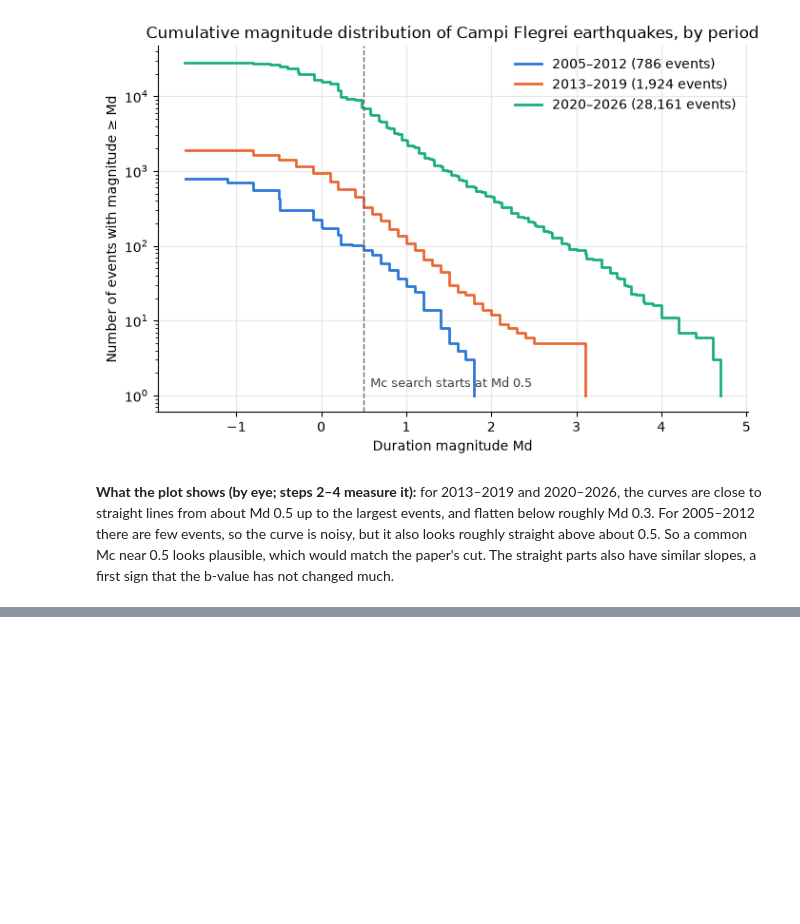
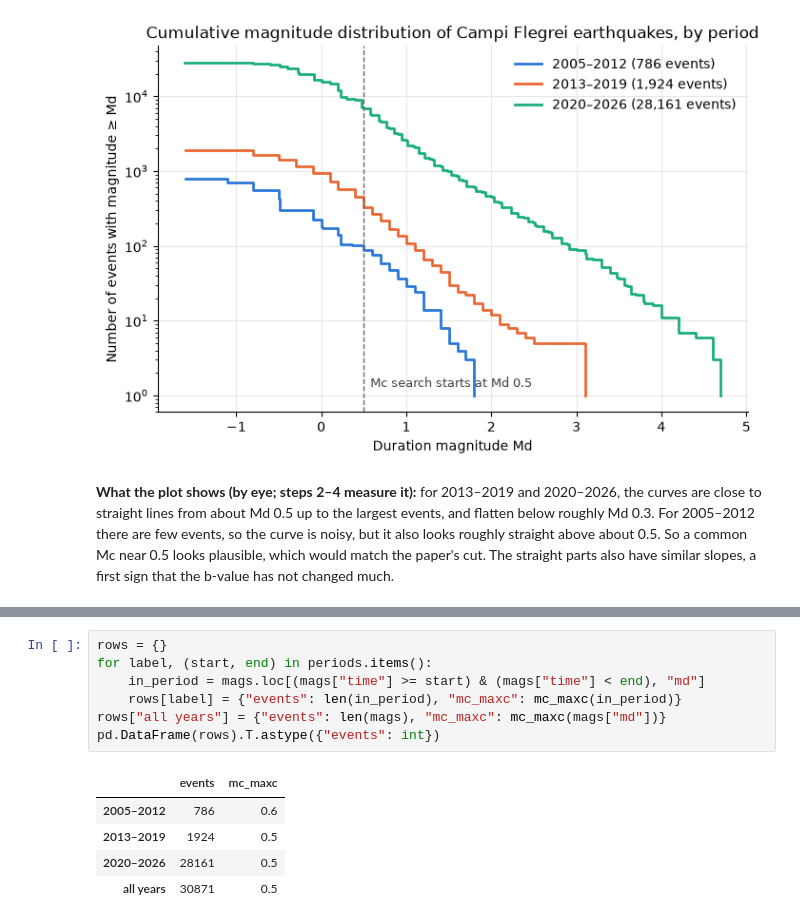
Before and after one commit to PatrickBolton/flegrei-seismicity, a Jupyter notebook: notebooks/01_completeness.ipynb, the cells around one changed output, grey strips where cells are left out. Cells and saved outputs as stored; diff of their text form; blank space fills up the shorter version.

```diff
--- a/notebooks/01_completeness.ipynb
+++ b/notebooks/01_completeness.ipynb
@@ -121,0 +148,13 @@ plt.show()
+# %%
+rows = {}
+for label, (start, end) in periods.items():
+    in_period = mags.loc[(mags["time"] >= start) & (mags["time"] < end), "md"]
+    rows[label] = {"events": len(in_period), "mc_maxc": mc_maxc(in_period)}
+rows["all years"] = {"events": len(mags), "mc_maxc": mc_maxc(mags["md"])}
+pd.DataFrame(rows).T.astype({"events": int})
+# %% [output]
+|  | events | mc_maxc |
+| 2005–2012 | 786 | 0.6 |
+| 2013–2019 | 1924 | 0.5 |
+| 2020–2026 | 28161 | 0.5 |
+| all years | 30871 | 0.5 |
```
Also changed, not shown: parts of 9 cells of this notebook, 1 other file.
